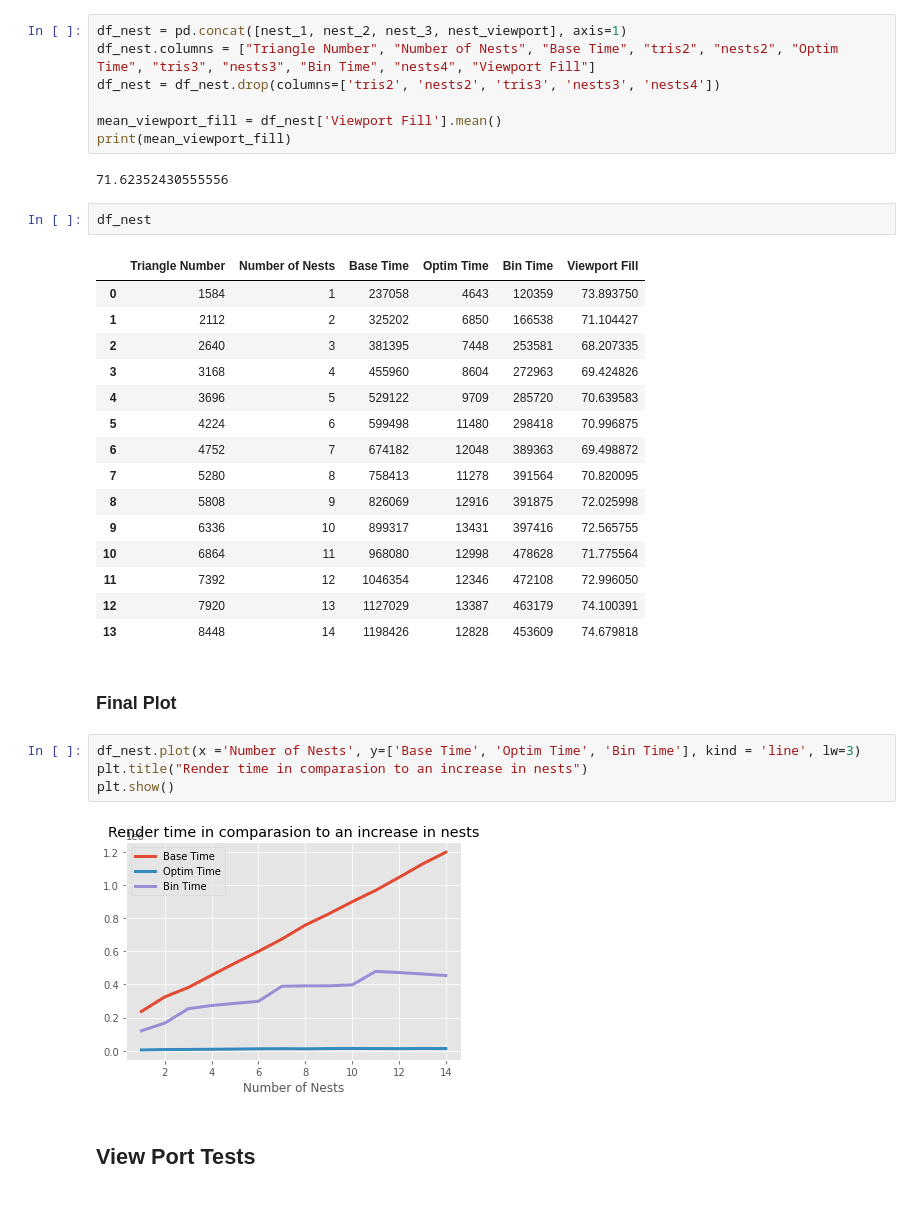
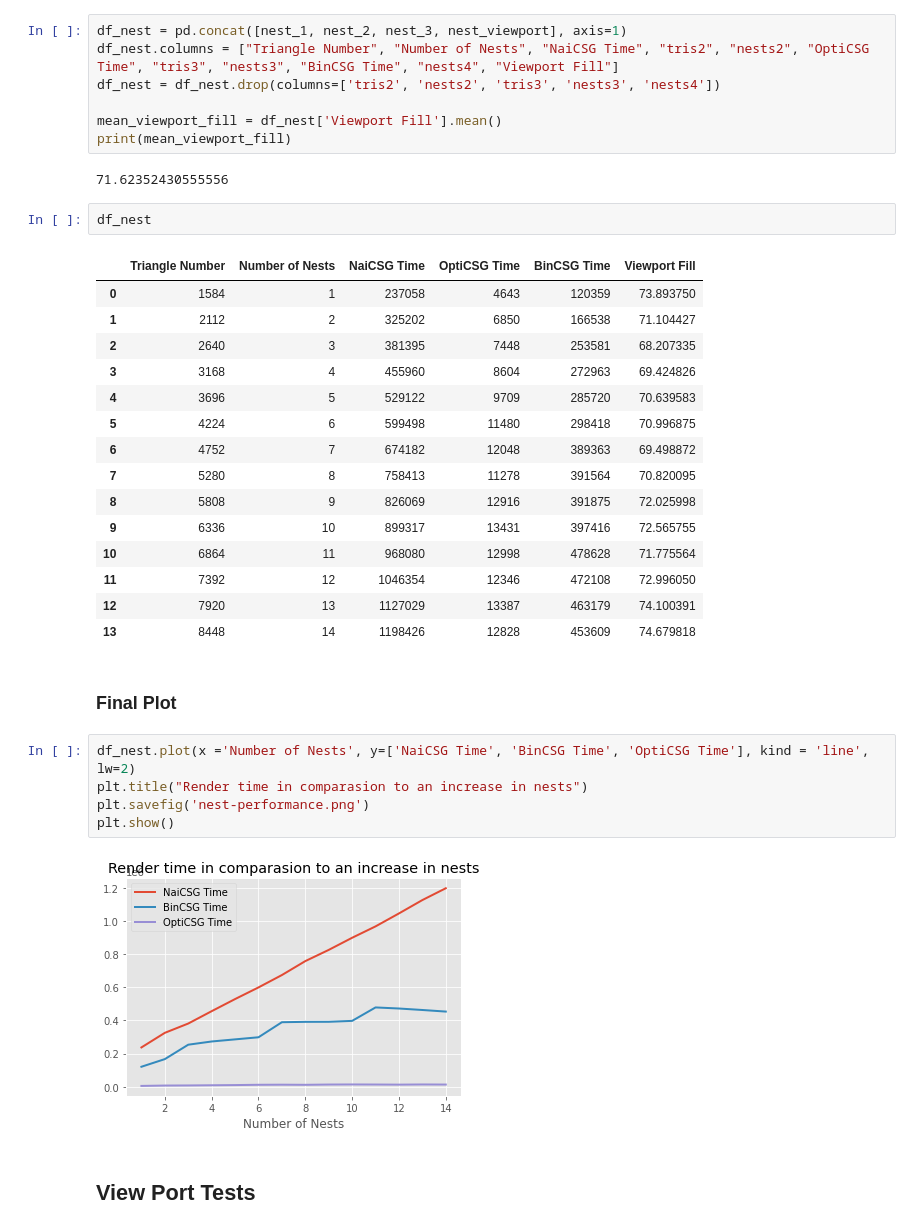
Before and after one commit to otmanesabir/bsc-thesis, a Jupyter notebook: data_analysis/analysis.ipynb, the cells around one changed output. Cells and saved outputs as stored; diff of their text form.

```diff
--- a/data_analysis/analysis.ipynb
+++ b/data_analysis/analysis.ipynb
@@ -185,7 +249,7 @@ nest_3 = pd.read_csv('n_nests_tests/nesting_bin_union.txt', header=None)
 nest_viewport = pd.read_csv('n_nests_tests/nest_to_viewport.txt', header=None)
 # %%
 df_nest = pd.concat([nest_1, nest_2, nest_3, nest_viewport], axis=1)
-df_nest.columns = ["Triangle Number", "Number of Nests", "Base Time", "tris2", "nests2", "Optim Time", "tris3", "nests3", "Bin Time", "nests4", "Viewport Fill"]
+df_nest.columns = ["Triangle Number", "Number of Nests", "NaiCSG Time", "tris2", "nests2", "OptiCSG Time", "tris3", "nests3", "BinCSG Time", "nests4", "Viewport Fill"]
 df_nest = df_nest.drop(columns=['tris2', 'nests2', 'tris3', 'nests3', 'nests4'])
 
 mean_viewport_fill = df_nest['Viewport Fill'].mean()
@@ -195,7 +259,7 @@ print(mean_viewport_fill)
 # %%
 df_nest
 # %% [output]
-|  | Triangle Number | Number of Nests | Base Time | Optim Time | Bin Time | Viewport Fill |
+|  | Triangle Number | Number of Nests | NaiCSG Time | OptiCSG Time | BinCSG Time | Viewport Fill |
 | 0 | 1584 | 1 | 237058 | 4643 | 120359 | 73.893750 |
 | 1 | 2112 | 2 | 325202 | 6850 | 166538 | 71.104427 |
 | 2 | 2640 | 3 | 381395 | 7448 | 253581 | 68.207335 |
@@ -213,11 +277,12 @@ df_nest
 # %% [markdown]
 ### Final Plot
 # %%
-df_nest.plot(x ='Number of Nests', y=['Base Time', 'Optim Time', 'Bin Time'], kind = 'line', lw=3)
+df_nest.plot(x ='Number of Nests', y=['NaiCSG Time', 'BinCSG Time', 'OptiCSG Time'], kind = 'line', lw=2)
 plt.title("Render time in comparasion to an increase in nests")
+plt.savefig('nest-performance.png')
 plt.show()
 # %% [output]
-[figure, old version]
+[figure, new version]
 # %% [markdown]
 ## View Port Tests
 # %%
```
Also changed, not shown: parts of 20 cells of this notebook, 1 other file.
